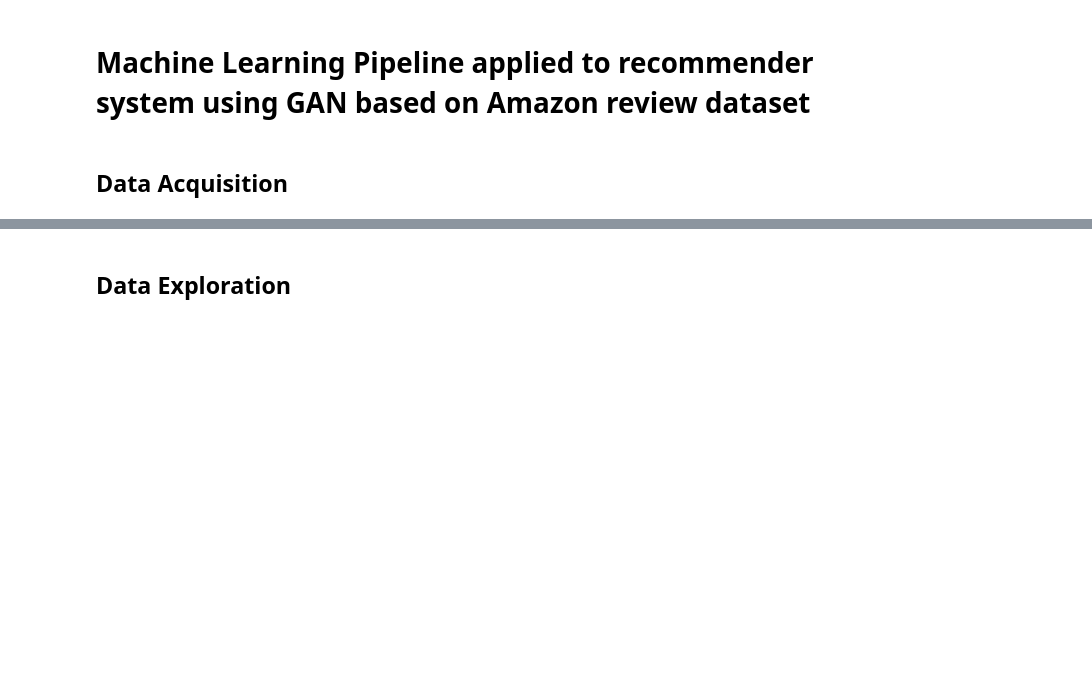
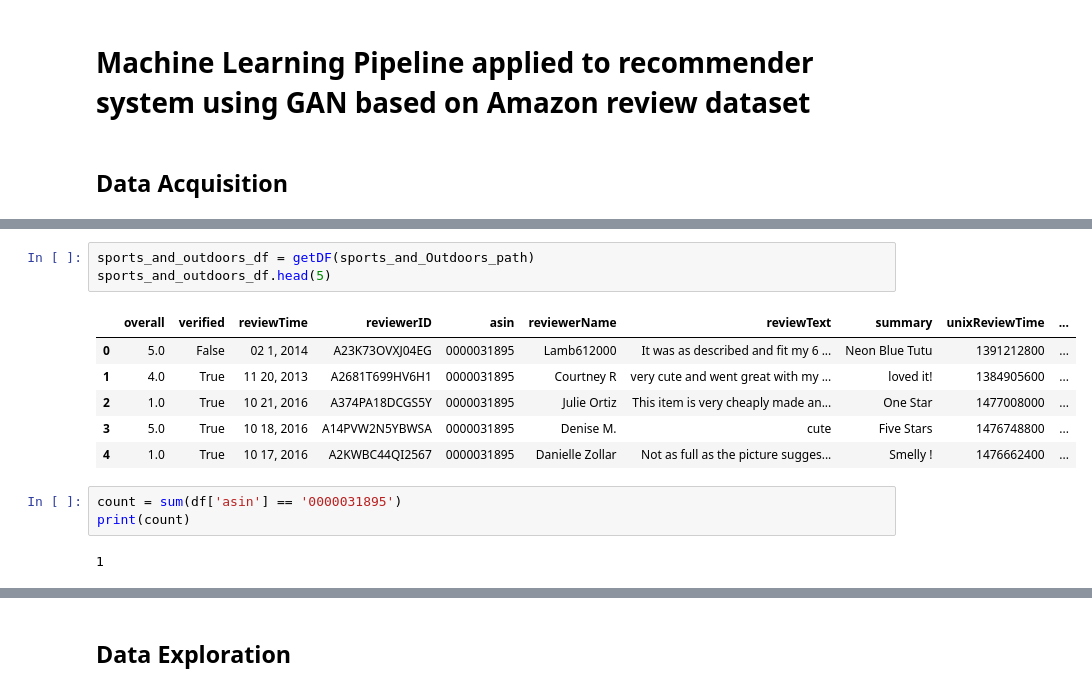
Before and after one commit to NaydelMuscat/Dissertation_Naydel, a Jupyter notebook: src/Dissertation.ipynb, the cells around one changed output, grey strips where cells are left out. Drawn from its saved outputs; the diff is of its cells as text; blank space fills up the shorter version.

```diff
--- a/src/Dissertation.ipynb
+++ b/src/Dissertation.ipynb
@@ -4,0 +102,15 @@
+# %%
+sports_and_outdoors_df = getDF(sports_and_Outdoors_path)
+sports_and_outdoors_df.head(5)
+# %% [output]
+|  | overall | verified | reviewTime | reviewerID | asin | reviewerName | reviewText | summary | unixReviewTime | ... |
+| 0 | 5.0 | False | 02 1, 2014 | A23K73OVXJ04EG | 0000031895 | Lamb612000 | It was as described and fit my 6 ... | Neon Blue Tutu | 1391212800 | ... |
+| 1 | 4.0 | True | 11 20, 2013 | A2681T699HV6H1 | 0000031895 | Courtney R | very cute and went great with my ... | loved it! | 1384905600 | ... |
+| 2 | 1.0 | True | 10 21, 2016 | A374PA18DCGS5Y | 0000031895 | Julie Ortiz | This item is very cheaply made an... | One Star | 1477008000 | ... |
+| 3 | 5.0 | True | 10 18, 2016 | A14PVW2N5YBWSA | 0000031895 | Denise M. | cute | Five Stars | 1476748800 | ... |
+| 4 | 1.0 | True | 10 17, 2016 | A2KWBC44QI2567 | 0000031895 | Danielle Zollar | Not as full as the picture sugges... | Smelly ! | 1476662400 | ... |
+# %%
+count = sum(df['asin'] == '0000031895')
+print(count)
+# %% [output]
+1
```
Also changed, not shown: parts of 36 cells of this notebook, 1 other file.
